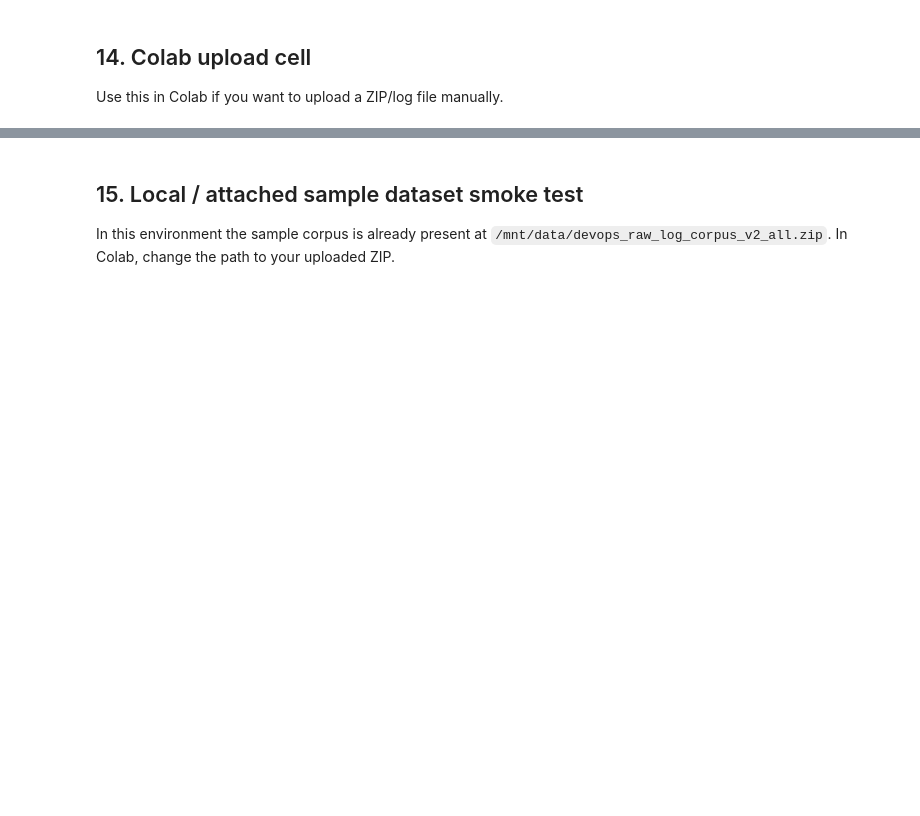
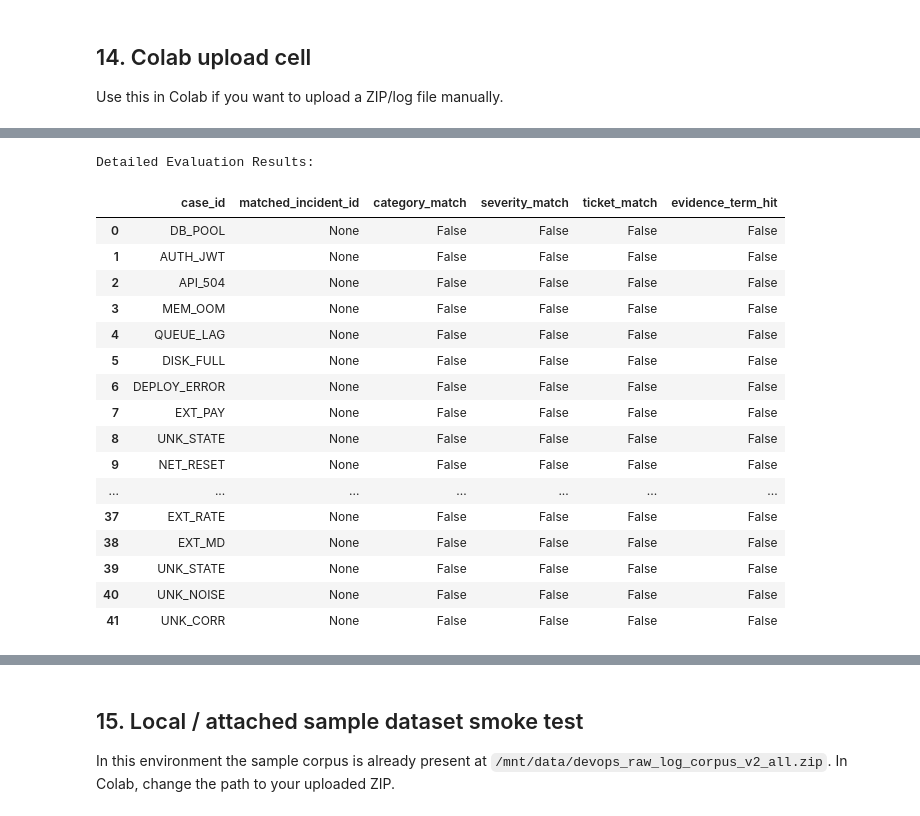
Before and after one commit to dreameraiquest/IncidentIQ, a Jupyter notebook: notebooks/Multi_Agent_DevOps_Incident_Analysis_Suite_SRC_Aligned_Colab_v3.ipynb, the cells around one changed output, grey strips where cells are left out. Drawn from its saved outputs; the diff is of its cells as text; code cells hidden in the pictures; blank space fills up the shorter version.

```diff
--- a/notebooks/Multi_Agent_DevOps_Incident_Analysis_Suite_SRC_Aligned_Colab_v3.ipynb
+++ b/notebooks/Multi_Agent_DevOps_Incident_Analysis_Suite_SRC_Aligned_Colab_v3.ipynb
@@ -67,11 +119,13 @@ from datetime import datetime, timezone, timedelta
 from typing import Any, Dict, List, Optional, Tuple, Iterable, Set, Literal
 from collections import Counter, defaultdict
 from enum import Enum
-from dataclasses import dataclass
+from dataclasses import dataclass, field
 
 import pandas as pd
 from pydantic import BaseModel, Field
 from tqdm.auto import tqdm
+from google.colab import userdata
+
 
 class AppSettings(BaseModel):
     base_dir: Path = Path(os.getenv("INCIDENTIQ_BASE_DIR", "/content/incidentiq_workspace"))
@@ -94,14 +148,15 @@ class AppSettings(BaseModel):
 class LLMSettings(BaseModel):
     # OpenRouter in Colab: set OPENROUTER_API_KEY in secrets/env.
     # Also supports OPENAI_API_KEY + OPENAI_BASE_URL for OpenAI-compatible providers.
-    api_key: Optional[str] = os.getenv("OPENROUTER_API_KEY") or os.getenv("OPENAI_API_KEY")
-    base_url: Optional[str] = os.getenv("OPENAI_BASE_URL") or ("https://openrouter.ai/api/v1" if os.getenv("OPENROUTER_API_KEY") else None)
+    api_key: Optional[str] = userdata.get("OPENROUTER_API_KEY") or userdata.get("OPENAI_API_KEY")
+    base_url: Optional[str] = os.getenv("OPENAI_BASE_URL") or ("https://openrouter.ai/api/v1" if userdata.get("OPENROUTER_API_KEY") else None)
     model_name: str = os.getenv("MODEL_NAME", "openai/gpt-4o-mini")
     temperature: float = float(os.getenv("LLM_TEMPERATURE", "0.0"))
     max_tokens: int = int(os.getenv("LLM_MAX_TOKENS", "900"))
 
     @property
     def available(self) -> bool:
+        print("API Key Found. We are good to go...")
         return bool(self.api_key)
 
 APP_SETTINGS = AppSettings().prepare()
@@ -1250,12 +1308,17 @@ def run_colab_batch(input_paths: List[str], run_evals: bool = True, max_clusters
 
 Use this in Colab if you want to upload a ZIP/log file manually.
 # %%
-# from google.colab import files
-# uploaded = files.upload()
-# uploaded_paths = []
-# for name, data in uploaded.items():
-#     dest = APP_SETTINGS.upload_dir / name
-#     dest.write_bytes(data)
-#     uploaded_paths.append(str(dest))
-# state = run_pipeline(uploaded_paths, run_evals=True)
-# show_run_summary(state)
+from google.colab import files
+uploaded = files.upload()
+uploaded_paths = []
+for name, data in uploaded.items():
+    dest = APP_SETTINGS.upload_dir / name
+    dest.write_bytes(data)
+    uploaded_paths.append(str(dest))
+# To save tokens, you can limit the number of clusters processed by the LLM:
+# state = run_pipeline(uploaded_paths, run_evals=True, max_clusters=10)
+# Or disable LLM mode entirely:
+# APP_SETTINGS.enable_llm_mode = False # Add this line before calling run_pipeline if you want to disable LLM
+# To run the full set without limiting clusters, remove the 'max_clusters' argument or set it to None:
+state = run_pipeline(uploaded_paths, run_evals=True, max_clusters=None)
+show_run_summary(state)
@@ -1261,0 +1339,25 @@ Use this in Colab if you want to upload a ZIP/log file manually.
+# %%
+if 'state' in globals() and state.eval_summary:
+    print("Detailed Evaluation Results:")
+    display(pd.DataFrame([r.model_dump() for r in state.eval_summary.results]))
+else:
+    print("Run the pipeline first to get eval_summary.")
+# %% [output]
+Detailed Evaluation Results:
+|  | case_id | matched_incident_id | category_match | severity_match | ticket_match | evidence_term_hit |
+| 0 | DB_POOL | None | False | False | False | False |
+| 1 | AUTH_JWT | None | False | False | False | False |
+| 2 | API_504 | None | False | False | False | False |
+| 3 | MEM_OOM | None | False | False | False | False |
+| 4 | QUEUE_LAG | None | False | False | False | False |
+| 5 | DISK_FULL | None | False | False | False | False |
+| 6 | DEPLOY_ERROR | None | False | False | False | False |
+| 7 | EXT_PAY | None | False | False | False | False |
+| 8 | UNK_STATE | None | False | False | False | False |
+| 9 | NET_RESET | None | False | False | False | False |
+| ... | ... | ... | ... | ... | ... | ... |
+| 37 | EXT_RATE | None | False | False | False | False |
+| 38 | EXT_MD | None | False | False | False | False |
+| 39 | UNK_STATE | None | False | False | False | False |
+| 40 | UNK_NOISE | None | False | False | False | False |
+| 41 | UNK_CORR | None | False | False | False | False |
```
Also changed, not shown: parts of 17 cells of this notebook.
